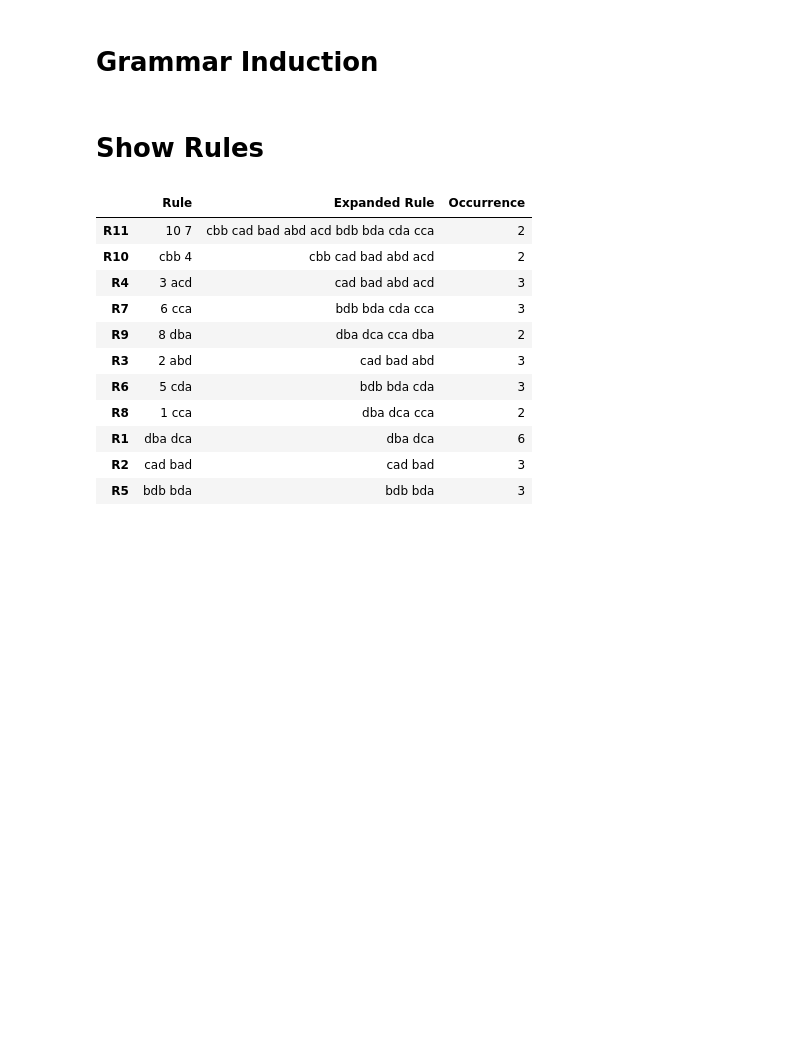
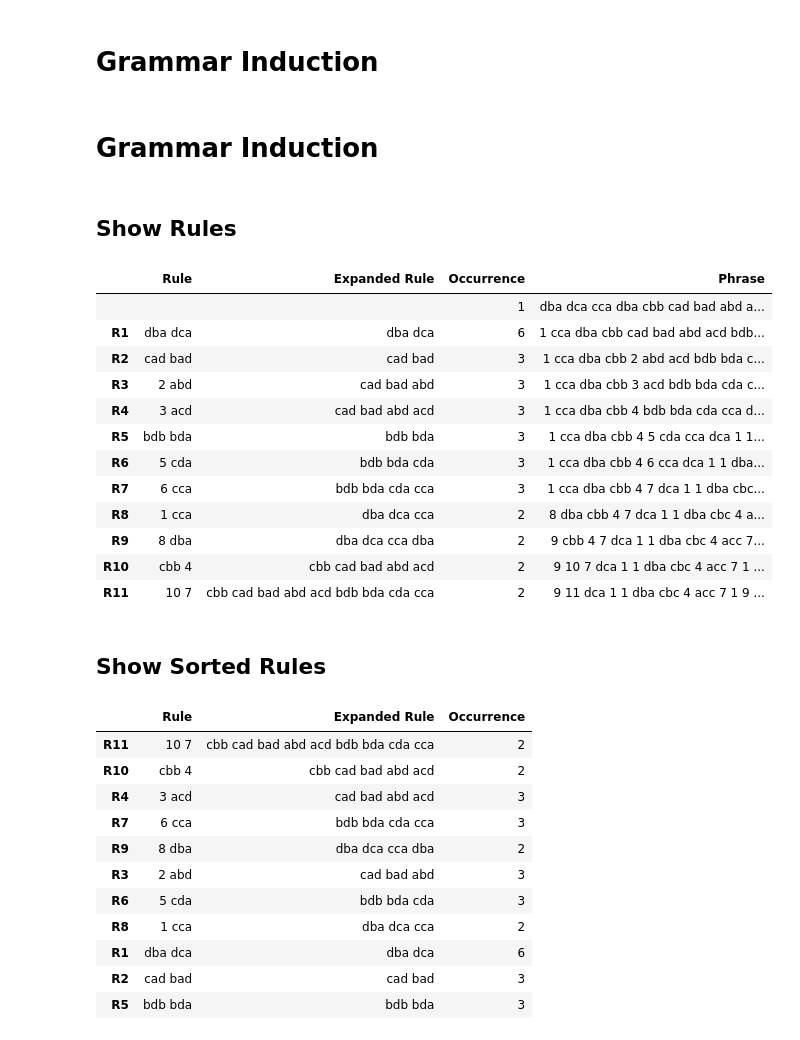
Before and after one commit to axelroques/GrammarInduction, a Jupyter notebook: grammar.ipynb, the cells around one changed output. Cells and saved outputs as stored; diff of their text form; code cells hidden in the pictures; blank space fills up the shorter version.

```diff
--- a/grammar.ipynb
+++ b/grammar.ipynb
@@ -21,9 +21,30 @@ df.head()
 # %%
 %autoreload
 
-gi = GrammarInduction(df, w=3, a=4, n=100, k=10,
-                      alphabet_type='letters')
+gi = GrammarInduction(df, w=3, a=4, n=100, k=10)
 gi.process()
+# %% [markdown]
+# Grammar Induction
 # %% [markdown]
-# Show Rules
+## Show Rules
+# %%
+%autoreload
+
+gi.show_rules(i_col=0, ordered=False)
+# %% [output]
+|  | Rule | Expanded Rule | Occurrence | Phrase |
+|  |  |  | 1 | dba dca cca dba cbb cad bad abd a... |
+| R1 | dba dca | dba dca | 6 | 1 cca dba cbb cad bad abd acd bdb... |
+| R2 | cad bad | cad bad | 3 | 1 cca dba cbb 2 abd acd bdb bda c... |
+| R3 | 2 abd | cad bad abd | 3 | 1 cca dba cbb 3 acd bdb bda cda c... |
+| R4 | 3 acd | cad bad abd acd | 3 | 1 cca dba cbb 4 bdb bda cda cca d... |
+| R5 | bdb bda | bdb bda | 3 | 1 cca dba cbb 4 5 cda cca dca 1 1... |
+| R6 | 5 cda | bdb bda cda | 3 | 1 cca dba cbb 4 6 cca dca 1 1 dba... |
+| R7 | 6 cca | bdb bda cda cca | 3 | 1 cca dba cbb 4 7 dca 1 1 dba cbc... |
+| R8 | 1 cca | dba dca cca | 2 | 8 dba cbb 4 7 dca 1 1 dba cbc 4 a... |
+| R9 | 8 dba | dba dca cca dba | 2 | 9 cbb 4 7 dca 1 1 dba cbc 4 acc 7... |
+| R10 | cbb 4 | cbb cad bad abd acd | 2 | 9 10 7 dca 1 1 dba cbc 4 acc 7 1 ... |
+| R11 | 10 7 | cbb cad bad abd acd bdb bda cda cca | 2 | 9 11 dca 1 1 dba cbc 4 acc 7 1 9 ... |
+# %% [markdown]
+## Show Sorted Rules
 # %%
```
Also changed, not shown: parts of 2 cells of this notebook, 2 other files.
